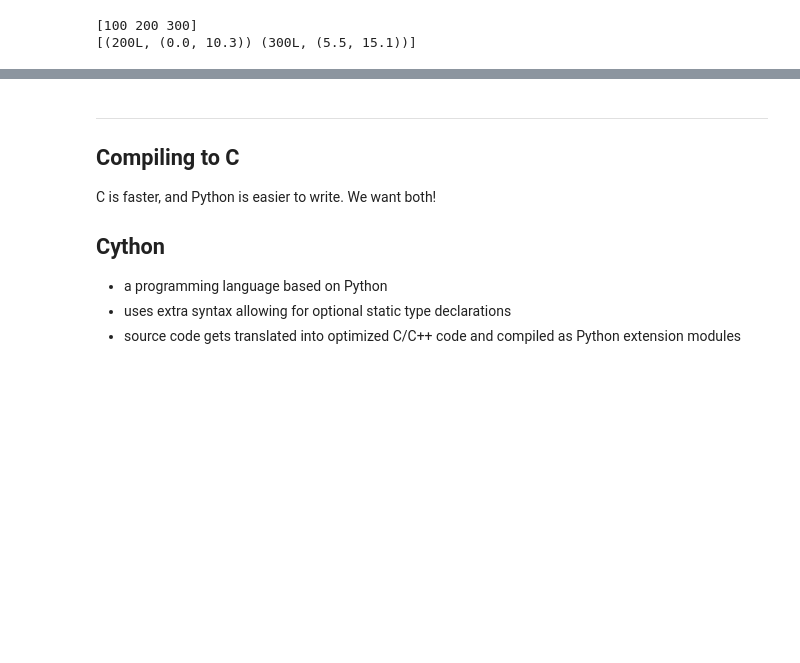
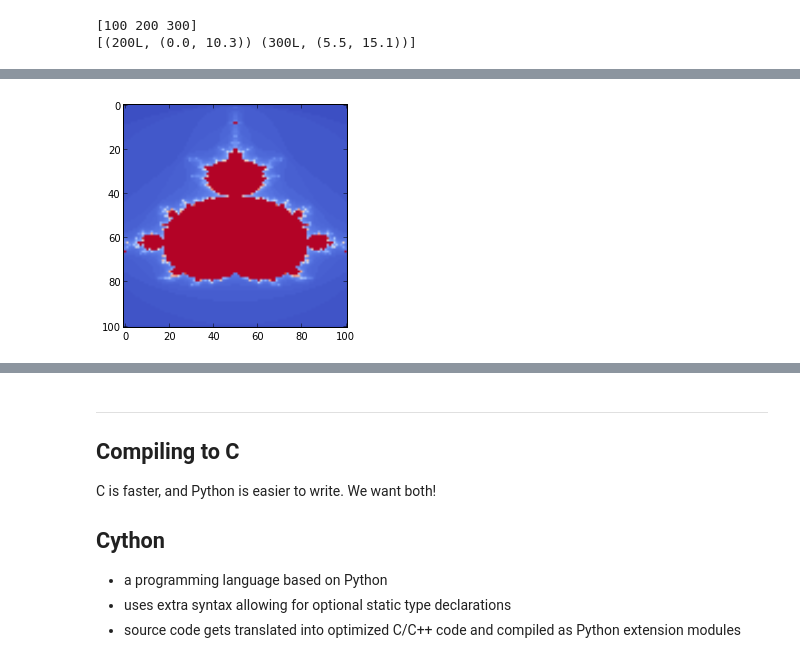
Before and after one commit to aterrel/HPCPythonSC2012, a Jupyter notebook: 02_Speeding_Python.ipynb, the cells around one changed output, grey strips where cells are left out. Saved outputs shown, nothing was run; the diff lists cells and outputs as text; code cells hidden in the pictures; blank space fills up the shorter version.

```diff
--- a/02_Speeding_Python.ipynb
+++ b/02_Speeding_Python.ipynb
@@ -472,0 +551,10 @@ print x[ x['time'] >= 200 ]
+# %%
+def draw_mandelbrot2(num_x, num_y):
+    results = np.zeros((num_x+1, num_y+1), dtype=float)
+    for i,x in enumerate(linspace(-2.0, 1.0, num_x)):
+        for j,y in enumerate(linspace(-1.0, 1.0, num_y)):
+            results[i, j] = mandelbrot(x, y, 100)
+    imshow(results, cmap=cm.coolwarm)
+draw_mandelbrot2(100,100)
+# %% [output]
+[figure, added]
```
Also changed, not shown: parts of 16 cells of this notebook.
